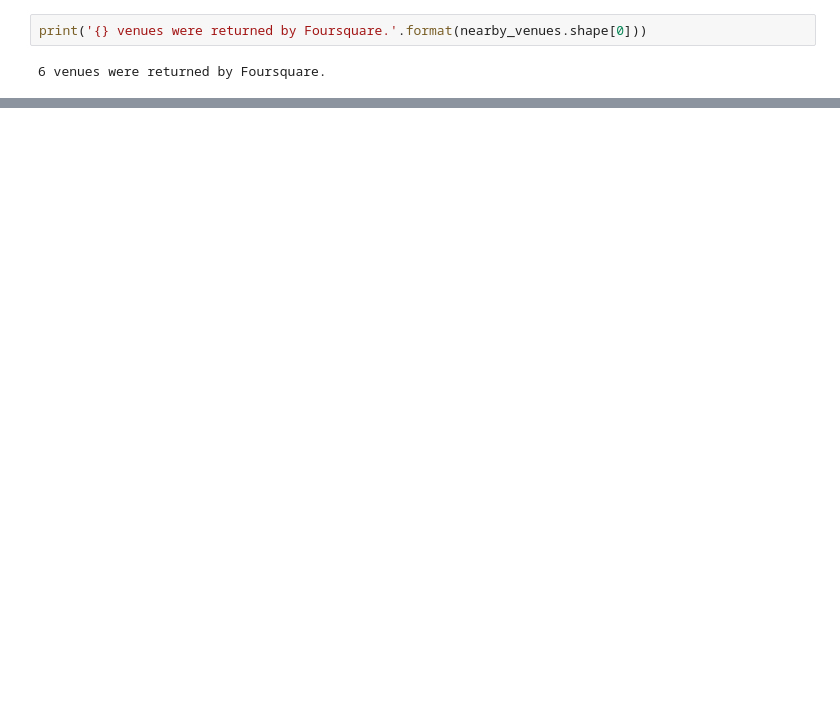
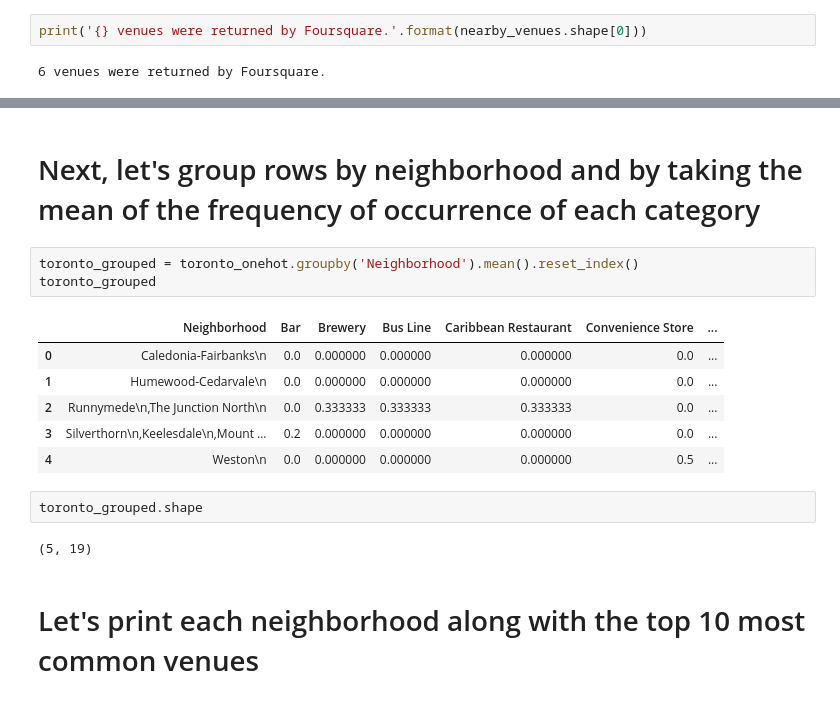
Before and after one commit to gmcookie/Coursera_Capstone, a Jupyter notebook: Toronto Capstone .ipynb, the cells around one changed output, grey strips where cells are left out. Cells and saved outputs as stored; diff of their text form; blank space fills up the shorter version.

```diff
--- a/Toronto Capstone .ipynb
+++ b/Toronto Capstone .ipynb
@@ -392,0 +523,18 @@ print('{} venues were returned by Foursquare.'.format(nearby_venues.shape[0]))
+# %% [markdown]
+# Next, let's group rows by neighborhood and by taking the mean of the frequency of occurrence of each category
+# %%
+toronto_grouped = toronto_onehot.groupby('Neighborhood').mean().reset_index()
+toronto_grouped
+# %% [output]
+|  | Neighborhood | Bar | Brewery | Bus Line | Caribbean Restaurant | Convenience Store | ... |
+| 0 | Caledonia-Fairbanks\n | 0.0 | 0.000000 | 0.000000 | 0.000000 | 0.0 | ... |
+| 1 | Humewood-Cedarvale\n | 0.0 | 0.000000 | 0.000000 | 0.000000 | 0.0 | ... |
+| 2 | Runnymede\n,The Junction North\n | 0.0 | 0.333333 | 0.333333 | 0.333333 | 0.0 | ... |
+| 3 | Silverthorn\n,Keelesdale\n,Mount ... | 0.2 | 0.000000 | 0.000000 | 0.000000 | 0.0 | ... |
+| 4 | Weston\n | 0.0 | 0.000000 | 0.000000 | 0.000000 | 0.5 | ... |
+# %%
+toronto_grouped.shape
+# %% [output]
+(5, 19)
+# %% [markdown]
+# Let's print each neighborhood along with the top 10 most common venues
```
Also changed, not shown: parts of 33 cells of this notebook.
